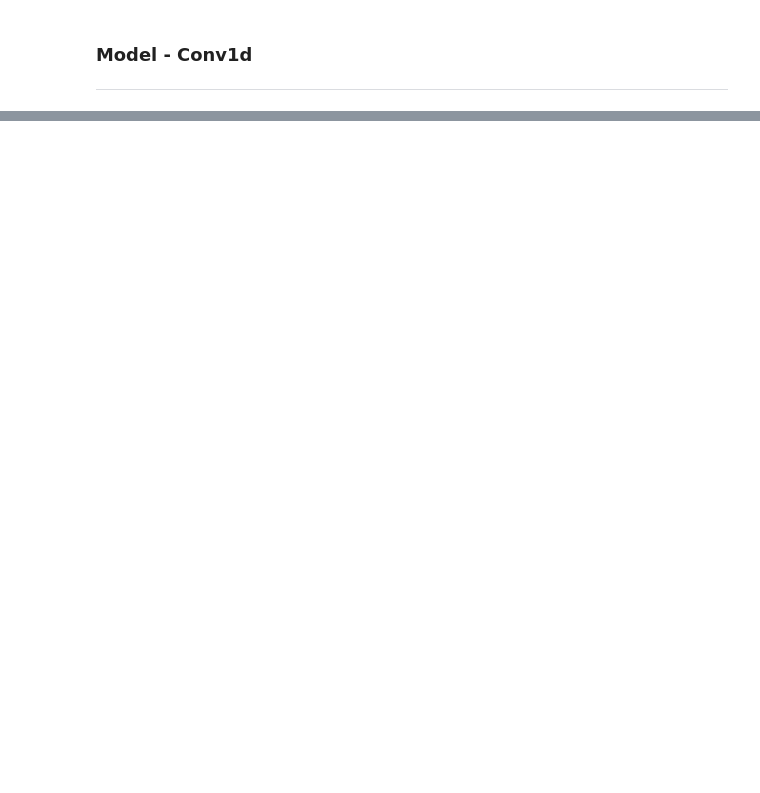
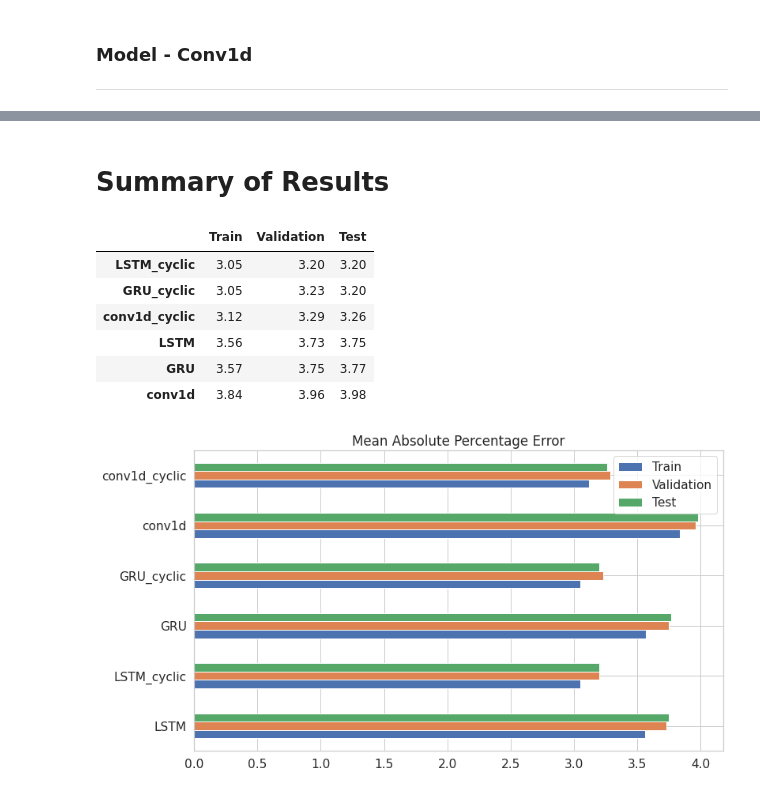
Before and after one commit to paulobueno90/LSTM-GRU-Conv1d-timeseries-forecast, a Jupyter notebook: temperature_time_series_forecasting_notebook.ipynb, the cells around one changed output, grey strips where cells are left out. Saved outputs shown, nothing was run; the diff lists cells and outputs as text; code cells hidden in the pictures; blank space fills up the shorter version.

```diff
--- a/temperature_time_series_forecasting_notebook.ipynb
+++ b/temperature_time_series_forecasting_notebook.ipynb
@@ -690,7 +781,7 @@ def df_to_X_y2(df, window_size=6):
     y.append(label)
   return np.array(X), np.array(y)
 
-def train_test_val_split2(df, window_size=5):
+def train_test_val_split2(df, window_size=6):
     X, y = df_to_X_y2(df, window_size)
 
     total_len = len(X)
@@ -1009,0 +1065,58 @@ Kurtosis: 0.0661731291200911
+# %% [markdown]
+# Summary of Results
+# %%
+def get_mape_from_model(model_name, X_train, y_train, X_val, y_val, X_test, y_test):
+  # Loading Model
+  model = load_model(model_name + '/')
+
+  # Getting MAPE for train set
+  train_predictions = model.predict(X_train).flatten()
+  train_results = pd.DataFrame(data={'Train Predictions':train_predictions, 'Actuals':y_train})
+  mape_train = round(mean_absolute_percentage_error(y_train,train_predictions)*100,2)
+
+  # Getting MAPE for validation set
+  val_predictions = model.predict(X_val).flatten()
+  val_results = pd.DataFrame(data={'Val Predictions':val_predictions, 'Actuals':y_val})
+  mape_val = round(mean_absolute_percentage_error(y_val,val_predictions)*100,2)
+
+  # Getting MAPE for test set
+  test_predictions = model.predict(X_test).flatten()
+  test_results = pd.DataFrame(data={'Test Predictions':test_predictions, 'Actuals':y_test})
+  mape_test = round(mean_absolute_percentage_error(y_test,test_predictions)*100,2)
+
+  return [mape_train, mape_val, mape_test]
+
+models_list = [
+               'model_LSTM',
+               'model_LSTM_cyclic',
+               'model_GRU',
+               'model_GRU_cyclic',
+               'model_conv1d',
+               'model_conv1d_cyclic'
+                ]
+
+all_scores = {}
+for model_name in models_list:
+    if 'cyclic' in model_name:
+        mape_list = get_mape_from_model(model_name, X2_train, y2_train, X2_val, y2_val, X2_test, y2_test)
+    else:
+        mape_list = get_mape_from_model(model_name, X_train, y_train, X_val, y_val, X_test, y_test)
+
+    all_scores[model_name.replace('model_','')] = mape_list
+
+all_scores = pd.DataFrame(all_scores)
+all_scores.index = ['Train','Validation','Test']
+
+all_scores_t = all_scores.transpose()
+
+all_scores_t.plot.barh(title = 'Mean Absolute Percentage Error');
+all_scores_t.sort_values('Test')
+# %% [output]
+|  | Train | Validation | Test |
+| LSTM_cyclic | 3.05 | 3.20 | 3.20 |
+| GRU_cyclic | 3.05 | 3.23 | 3.20 |
+| conv1d_cyclic | 3.12 | 3.29 | 3.26 |
+| LSTM | 3.56 | 3.73 | 3.75 |
+| GRU | 3.57 | 3.75 | 3.77 |
+| conv1d | 3.84 | 3.96 | 3.98 |
+[figure, added]
```
Also changed, not shown: parts of 29 cells of this notebook.
